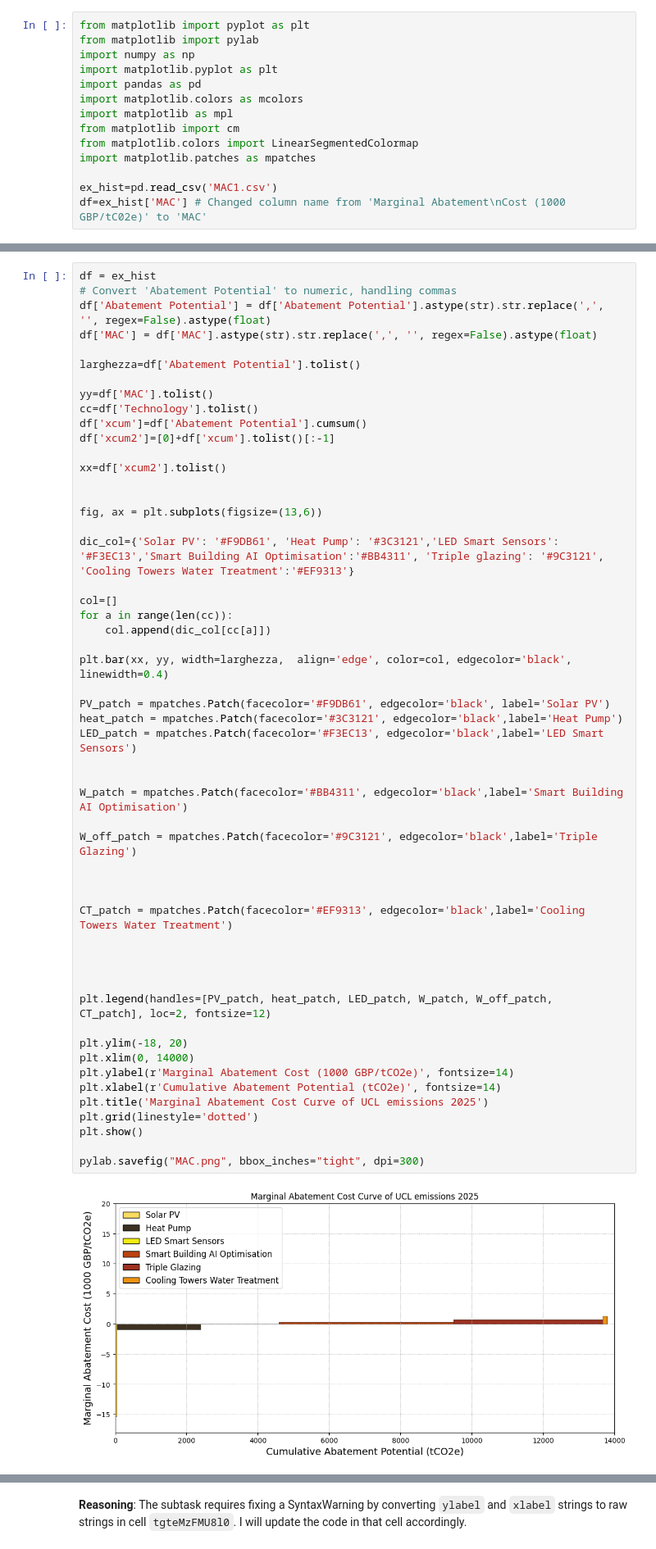
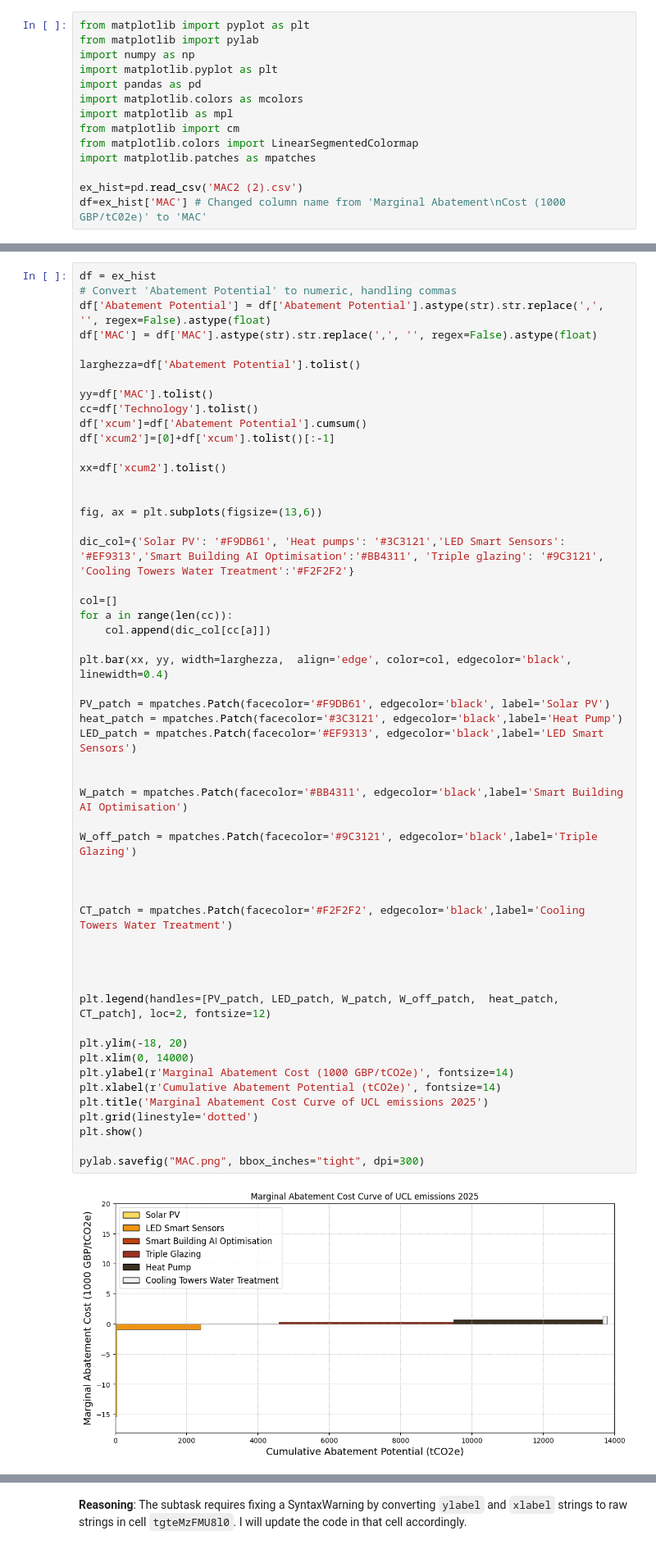
Before and after one commit to greypen2006/biophilic-design, a Jupyter notebook: mac.ipynb, the cells around one changed output, grey strips where cells are left out. Shown: that part at 82% size. Cells and saved outputs as stored; diff of their text form.

```diff
--- a/mac.ipynb
+++ b/mac.ipynb
@@ -20,7 +20,7 @@ from matplotlib import cm
 from matplotlib.colors import LinearSegmentedColormap
 import matplotlib.patches as mpatches
 
-ex_hist=pd.read_csv('MAC1.csv')
+ex_hist=pd.read_csv('MAC2 (2).csv')
 df=ex_hist['MAC'] # Changed column name from 'Marginal Abatement\nCost (1000 GBP/tC02e)' to 'MAC'
 # %%
 ex_hist
@@ -50,43 +50,43 @@ xx=df['xcum2'].tolist()
 
 fig, ax = plt.subplots(figsize=(13,6))
 
-dic_col={'Solar PV': '#F9DB61', 'Heat Pump': '#3C3121','LED Smart Sensors': '#F3EC13','Smart Building AI Optimisation':'#BB4311', 'Triple glazing': '#9C3121', 'Cooling Towers Water Treatment':'#EF9313'}
+dic_col={'Solar PV': '#F9DB61', 'Heat pumps': '#3C3121','LED Smart Sensors': '#EF9313','Smart Building AI Optimisation':'#BB4311', 'Triple glazing': '#9C3121', 'Cooling Towers Water Treatment':'#F2F2F2'}
 
 col=[]
 for a in range(len(cc)):
     col.append(dic_col[cc[a]])
 
 plt.bar(xx, yy, width=larghezza,  align='edge', color=col, edgecolor='black', linewidth=0.4)
 
 PV_patch = mpatches.Patch(facecolor='#F9DB61', edgecolor='black', label='Solar PV')
 heat_patch = mpatches.Patch(facecolor='#3C3121', edgecolor='black',label='Heat Pump')
-LED_patch = mpatches.Patch(facecolor='#F3EC13', edgecolor='black',label='LED Smart Sensors')
+LED_patch = mpatches.Patch(facecolor='#EF9313', edgecolor='black',label='LED Smart Sensors')
 
 
 W_patch = mpatches.Patch(facecolor='#BB4311', edgecolor='black',label='Smart Building AI Optimisation')
 
 W_off_patch = mpatches.Patch(facecolor='#9C3121', edgecolor='black',label='Triple Glazing')
 
 
 
-CT_patch = mpatches.Patch(facecolor='#EF9313', edgecolor='black',label='Cooling Towers Water Treatment')
+CT_patch = mpatches.Patch(facecolor='#F2F2F2', edgecolor='black',label='Cooling Towers Water Treatment')
 
 
 
 
-plt.legend(handles=[PV_patch, heat_patch, LED_patch, W_patch, W_off_patch,  CT_patch], loc=2, fontsize=12)
+plt.legend(handles=[PV_patch, LED_patch, W_patch, W_off_patch,  heat_patch, CT_patch], loc=2, fontsize=12)
 
 plt.ylim(-18, 20)
 plt.xlim(0, 14000)
 plt.ylabel(r'Marginal Abatement Cost (1000 GBP/tCO2e)', fontsize=14)
 plt.xlabel(r'Cumulative Abatement Potential (tCO2e)', fontsize=14)
 plt.title('Marginal Abatement Cost Curve of UCL emissions 2025')
 plt.grid(linestyle='dotted')
 plt.show()
 
 pylab.savefig("MAC.png", bbox_inches="tight", dpi=300)
 # %% [output]
-[figure, old version]
+[figure, new version]
 <Figure size 640x480 with 0 Axes>
 # %%
 # Import necessary libraries
```
Also changed, not shown: parts of 1 cell of this notebook.
